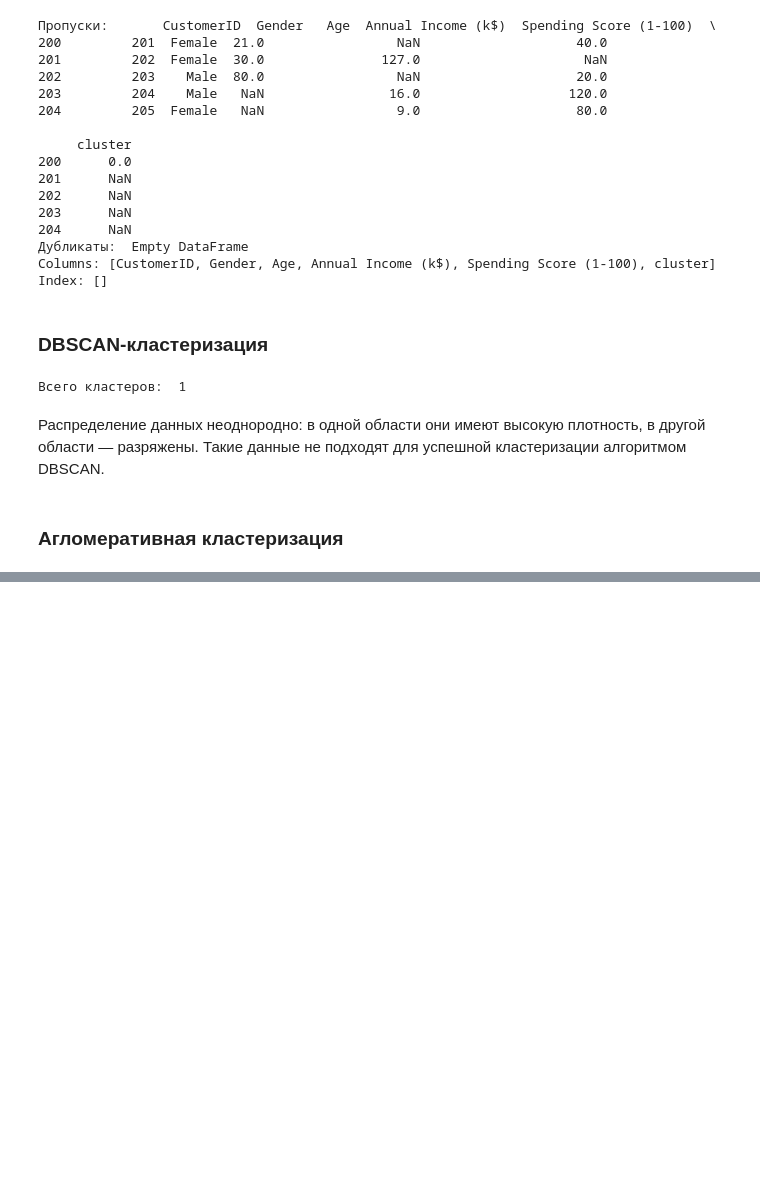
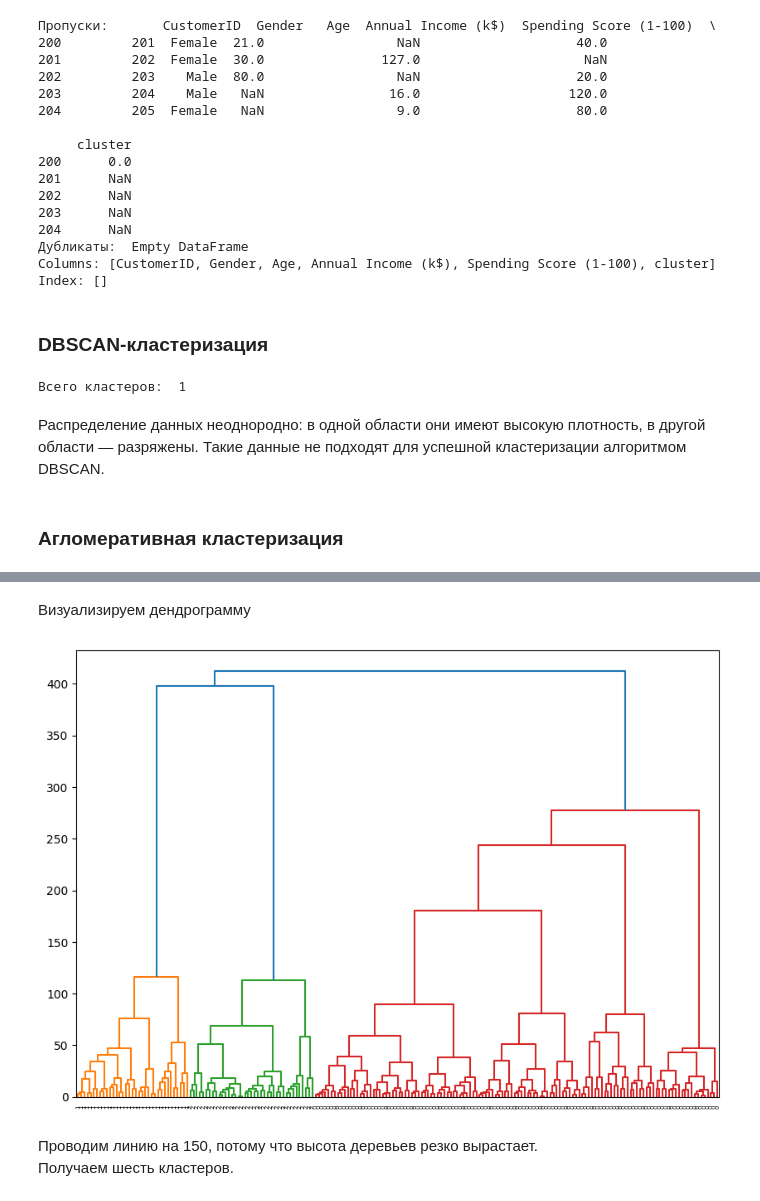
Before and after one commit to PlatArs/Customers_clusterization, a Jupyter notebook: Clusterization.ipynb, the cells around one changed output, grey strips where cells are left out. Saved outputs shown, nothing was run; the diff lists cells and outputs as text; code cells hidden in the pictures; blank space fills up the shorter version.

```diff
--- a/Clusterization.ipynb
+++ b/Clusterization.ipynb
@@ -91,3 +91,18 @@ get_3d_visualization(df, 'dbscan_res_eps_11')
 Распределение данных неоднородно: в одной области они имеют высокую плотность, в другой области — разряжены. Такие данные не подходят для успешной кластеризации алгоритмом DBSCAN.
 # %% [markdown]
 ### Агломеративная кластеризация
+# %%
+from sklearn.cluster import AgglomerativeClustering
+
+# напишем функцию, которая будет проводить алгомеративную кластеризацию
+def get_aggl_clustering(X, n_clusters):
+
+    agglomerative_clustering = AgglomerativeClustering(
+        n_clusters=n_clusters,
+        linkage='ward')
+    # обучение
+    agglomerative_clustering.fit(X)
+    # список c информацией, к какому кластеру относятся объекты
+    aggl_prediction = agglomerative_clustering.labels_
+
+    return aggl_prediction
@@ -93,0 +120,24 @@ get_3d_visualization(df, 'dbscan_res_eps_11')
+# %% [markdown]
+Визуализируем дендрограмму
+# %%
+from scipy.cluster.hierarchy import dendrogram, linkage
+from matplotlib import pyplot as plt
+
+# запускаем агломеративную кластеризацию и сохраним результаты в df
+df['aggl_res_3'] = get_aggl_clustering(X, 3)
+
+linked = linkage(X, 'ward')
+plt.figure(figsize=(10, 7))
+
+dendrogram(linked,
+            orientation='top',
+            labels=df['aggl_res_3'].to_list(),
+            distance_sort='descending',
+            show_leaf_counts=True)
+
+plt.show()
+# %% [output]
+[figure, added]
+# %% [markdown]
+Проводим линию на 150, потому что высота деревьев резко вырастает.
+Получаем шесть кластеров.
```
Also changed, not shown: parts of 6 cells of this notebook.
